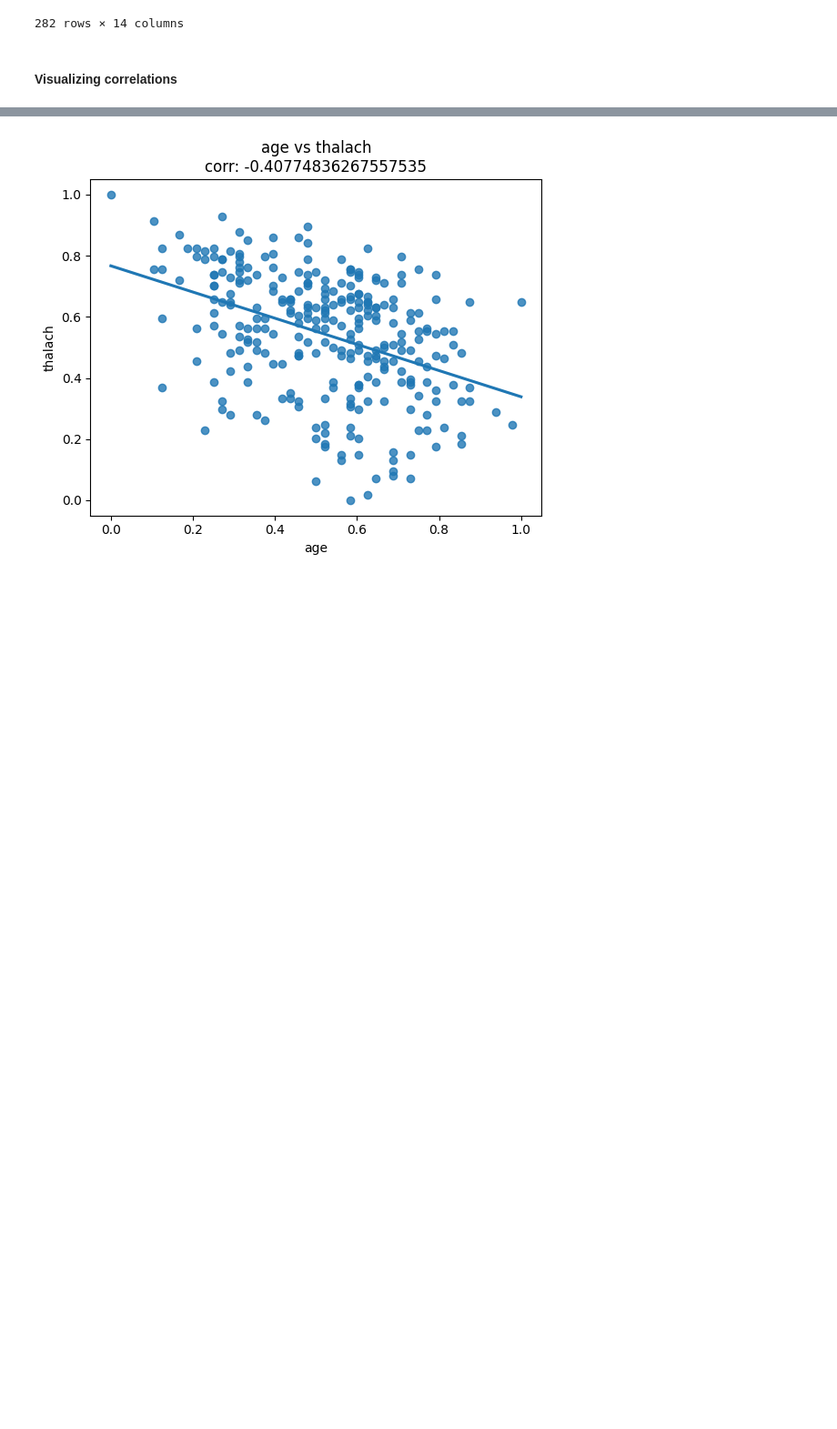
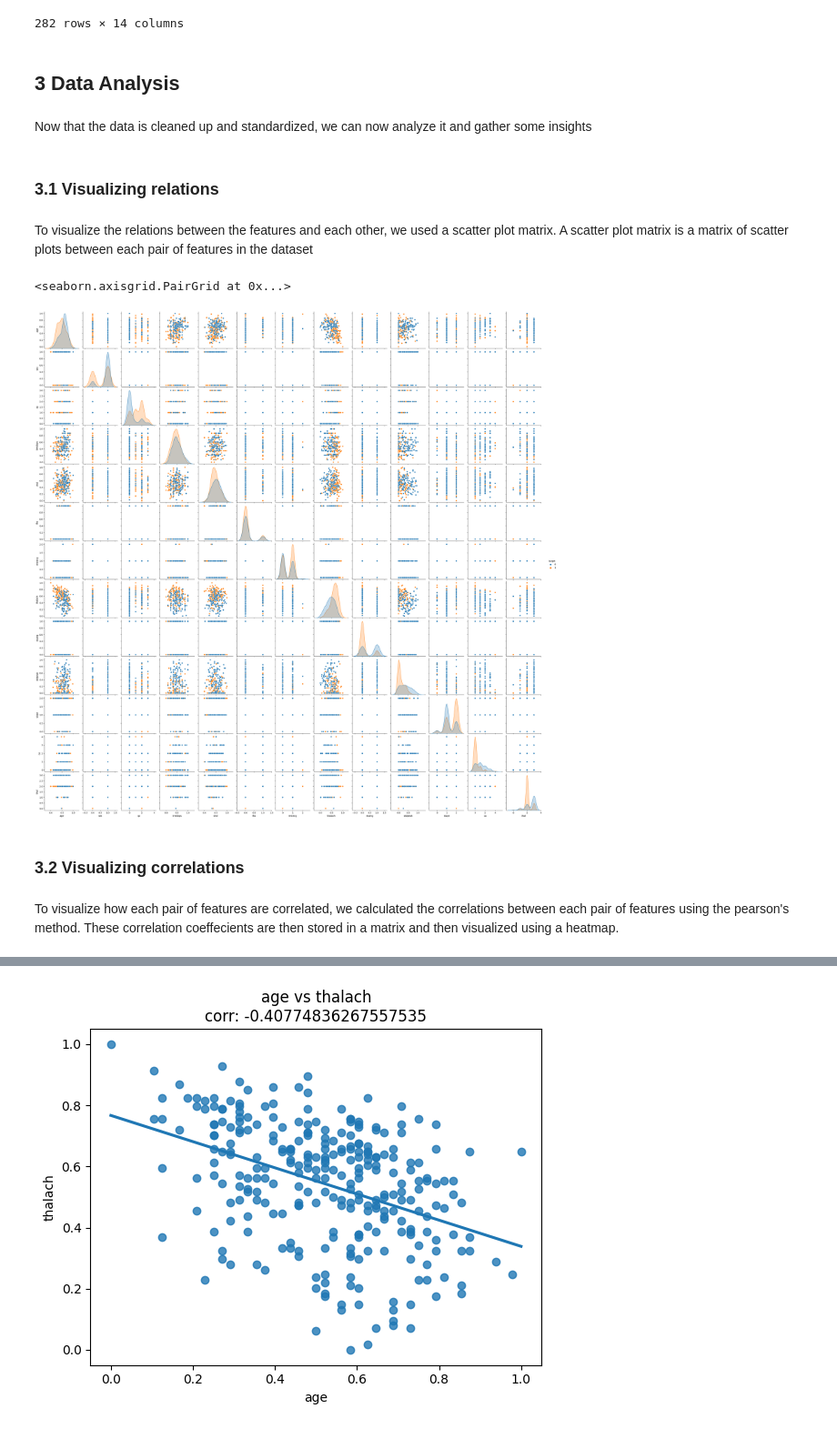
Before and after one commit to HanyaAdel/Heart-Disease-Detection, a Jupyter notebook: Preprocessing.ipynb, the cells around one changed output, grey strips where cells are left out. Shown at 91% size. Drawn from its saved outputs; the diff is of its cells as text; code cells hidden in the pictures; blank space fills up the shorter version.

```diff
--- a/Preprocessing.ipynb
+++ b/Preprocessing.ipynb
@@ -307,8 +307,23 @@ df
 | 301 | 0.583333 | 1 | 0 | 0.473684 | 0.021368 | 0 | 1 | 0.236842 | 1 | 0.300 | 1 | ... |
 | 302 | 0.583333 | 0 | 1 | 0.473684 | 0.470085 | 0 | 0 | 0.754386 | 0 | 0.000 | 1 | ... |
 282 rows × 14 columns
+# %% [markdown]
+## 3 Data Analysis
+# %% [markdown]
+Now that the data is cleaned up and standardized, we can now analyze it and gather some insights
+# %% [markdown]
+### 3.1 Visualizing relations
+# %% [markdown]
+To visualize the relations between the features and each other, we used a scatter plot matrix. A scatter plot matrix is a matrix of scatter plots between each pair of features in the dataset
+# %%
+sns.pairplot(df, hue="target")
+# %% [output]
+<seaborn.axisgrid.PairGrid at 0x...>
+[figure, added]
 # %% [markdown]
-#### Visualizing correlations
+### 3.2 Visualizing correlations
+# %% [markdown]
+To visualize how each pair of features are correlated, we calculated the correlations between each pair of features using the pearson's method. These correlation coeffecients are then stored in a matrix and then visualized using a heatmap.
 # %%
 import numpy as np
 corr_matrix = df.corr(method='pearson', numeric_only=True)
```
Also changed, not shown: parts of 14 cells of this notebook.
